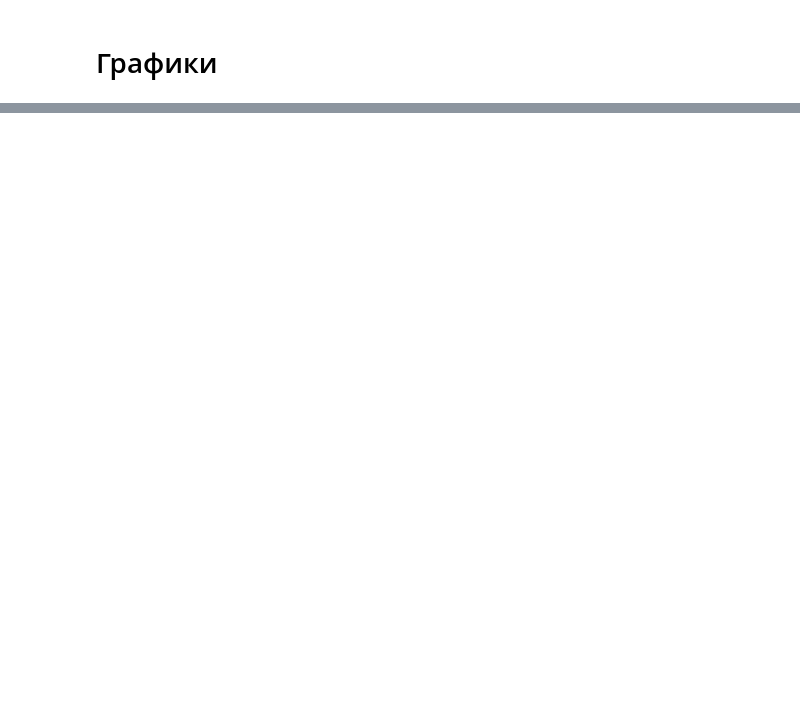
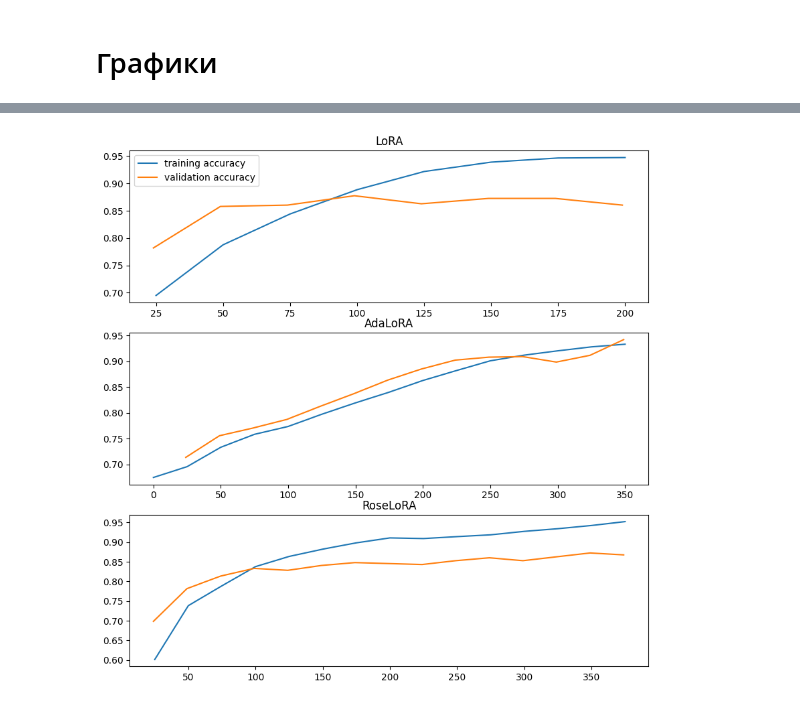
Before and after one commit to emil2001/RoseLoRA, a Jupyter notebook: RoseLora_GLUE.ipynb, the cells around one changed output, grey strips where cells are left out. Drawn from its saved outputs; the diff is of its cells as text; code cells hidden in the pictures; blank space fills up the shorter version.

```diff
--- a/RoseLora_GLUE.ipynb
+++ b/RoseLora_GLUE.ipynb
@@ -504,0 +516,16 @@ plt.show()
+# %%
+fig, ax = plt.subplots(3,figsize = (10,10))
+ax[0].plot(metrics_base['Acc/train'][metrics_base['Acc/train'].notna()], label = 'training accuracy')
+ax[0].plot(metrics_base['Acc/val'][metrics_base['Acc/val'].notna()], label = 'validation accuracy')
+ax[0].legend()
+ax[0].set_title("LoRA")
+ax[1].plot(metrics_ada['Acc/train'][metrics_ada['Acc/train'].notna()], label = 'training accuracy')
+ax[1].plot(metrics_ada['Acc/val'][metrics_ada['Acc/val'].notna()], label = 'validation accuracy')
+ax[1].set_title("AdaLoRA")
+ax[2].plot(metrics['Acc/train'][metrics['Acc/train'].notna()], label = 'training accuracy')
+ax[2].plot(metrics['Acc/val'][metrics['Acc/val'].notna()], label = 'validation accuracy')
+ax[2].set_title("RoseLoRA")
+plt.savefig("Plots/Acc.png")
+plt.show()
+# %% [output]
+[figure, added]
```
Also changed, not shown: parts of 6 cells of this notebook, 15 other files.
